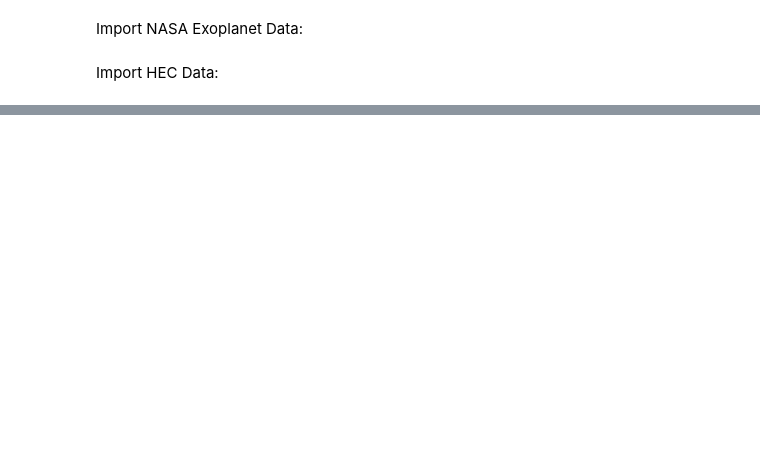
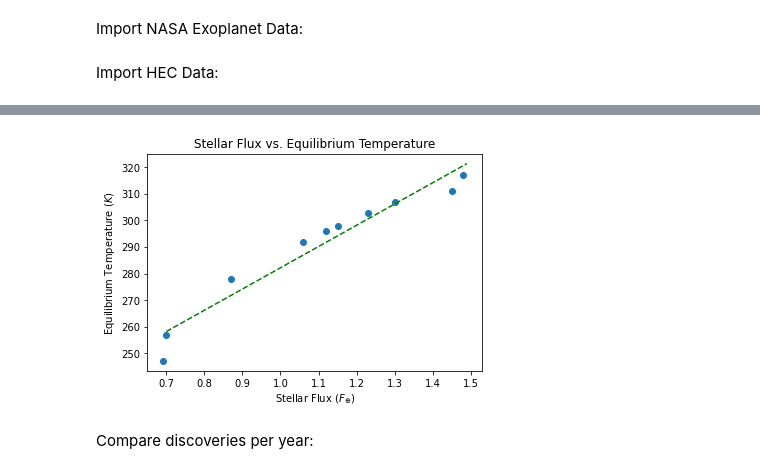
Before and after one commit to dmharrington03/exoplanets, a Jupyter notebook: exoplanets.ipynb, the cells around one changed output, grey strips where cells are left out. Cells and saved outputs as stored; diff of their text form; code cells hidden in the pictures; blank space fills up the shorter version.

```diff
--- a/exoplanets.ipynb
+++ b/exoplanets.ipynb
@@ -51,0 +70,12 @@ plt.show()
+# %%
+fig2, ax2 = plt.subplots()
+ax2.scatter(hec_svals, hec_temps)
+ax2.plot(x, f_x, '--', c='g')
+ax2.set_xlabel(r'Stellar Flux ($F_{\oplus}$)')
+ax2.set_ylabel(r'Equilibrium Temperature ($K$)')
+ax2.set_title('Stellar Flux vs. Equilibrium Temperature')
+plt.show()
+# %% [output]
+[figure, added]
+# %% [markdown]
+Compare discoveries per year:
```
Also changed, not shown: parts of 10 cells of this notebook.
